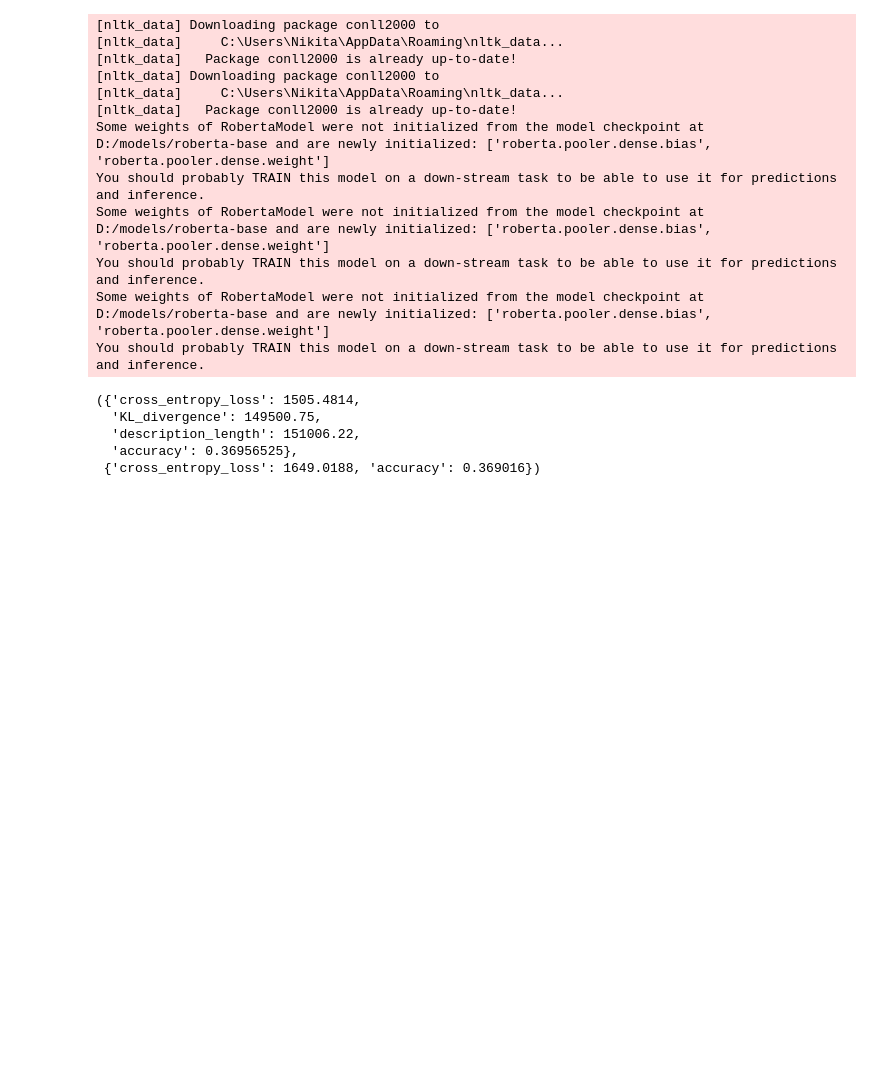
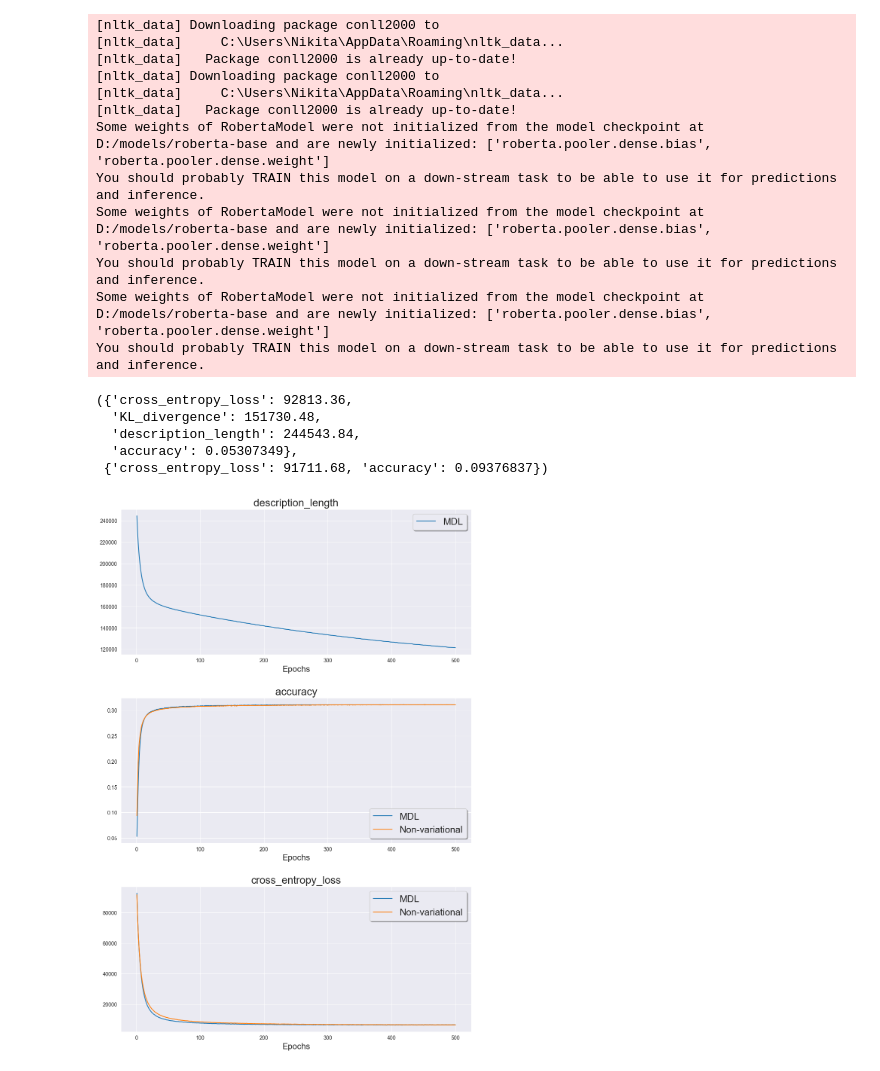
Before and after one commit to intsystems/-BMM-MDL-for-language-models, a Jupyter notebook: problib/mdl/variational_dev.ipynb, the cells around one changed output. Saved outputs shown, nothing was run; the diff lists cells and outputs as text; code cells hidden in the pictures; blank space fills up the shorter version.

```diff
--- a/problib/mdl/variational_dev.ipynb
+++ b/problib/mdl/variational_dev.ipynb
@@ -40,7 +41,7 @@ collator = Collator(
     add_special_tokens=True
 )
 
-BATCH_SIZE = 256
+BATCH_SIZE = 1024
 
 train_loader = DataLoader(train_dataset, batch_size=BATCH_SIZE, shuffle=True, collate_fn=collator)
 val_loader = DataLoader(val_dataset, batch_size=BATCH_SIZE, shuffle=False, collate_fn=collator)
@@ -112,8 +111,8 @@ torch.save(model, "variational_roberta_demo.pt")
 # %%
 val_metrics[0], val_metrics_non_var[0]
 # %% [output]
-({'cross_entropy_loss': 1505.4814,
-  'KL_divergence': 149500.75,
-  'description_length': 151006.22,
-  'accuracy': 0.36956525},
- {'cross_entropy_loss': 1649.0188, 'accuracy': 0.369016})
+({'cross_entropy_loss': 92813.36,
+  'KL_divergence': 151730.48,
+  'description_length': 244543.84,
+  'accuracy': 0.05307349},
+ {'cross_entropy_loss': 91711.68, 'accuracy': 0.09376837})
@@ -120,5 +139,4 @@ val_metrics[0], val_metrics_non_var[0]
 # %%
-
 def visualize(
     metrics,
     *args,
@@ -137,6 +155,7 @@ def visualize(
     n_metrics = len(metrics_to_show)
 
     fig, axes = plt.subplots(n_metrics, 1, figsize=(12, n_metrics * 6))
+    fig.subplots_adjust(wspace=0, hspace=0.3)
 
     x_axis = np.arange(len([elem[list(elem.keys())[0]] for elem in all_metrics_lists[0]])) * Epoch_step + Epoch_step
 
@@ -146,12 +165,15 @@ def visualize(
                 axes[i].plot(x_axis, [elem[metrics_to_show[i]] for elem in all_metrics_lists[j]], label=legend_labels[j])
 
         axes[i].set_title(metrics_to_show[i], fontsize=20)
-        axes[i].legend(shadow=True, loc="upper left", fontsize=18)
+        axes[i].legend(shadow=True, fontsize=18)
         axes[i].set_xlabel("Epochs", fontsize=16)
 # %%
 visualize(
-    metrics=val_metrics,
-    legend_labels=["MDL"],
-    show_only_these=["accuracy", "description_length"],
+    val_metrics,
+    val_metrics_non_var,
+    legend_labels=["MDL", "Non-variational"],
+    show_only_these=["accuracy", "description_length", "cross_entropy_loss"],
     Epoch_step=1
 )
+# %% [output]
+[figure, added]
```
Also changed, not shown: parts of 4 cells of this notebook, 3 other files.
